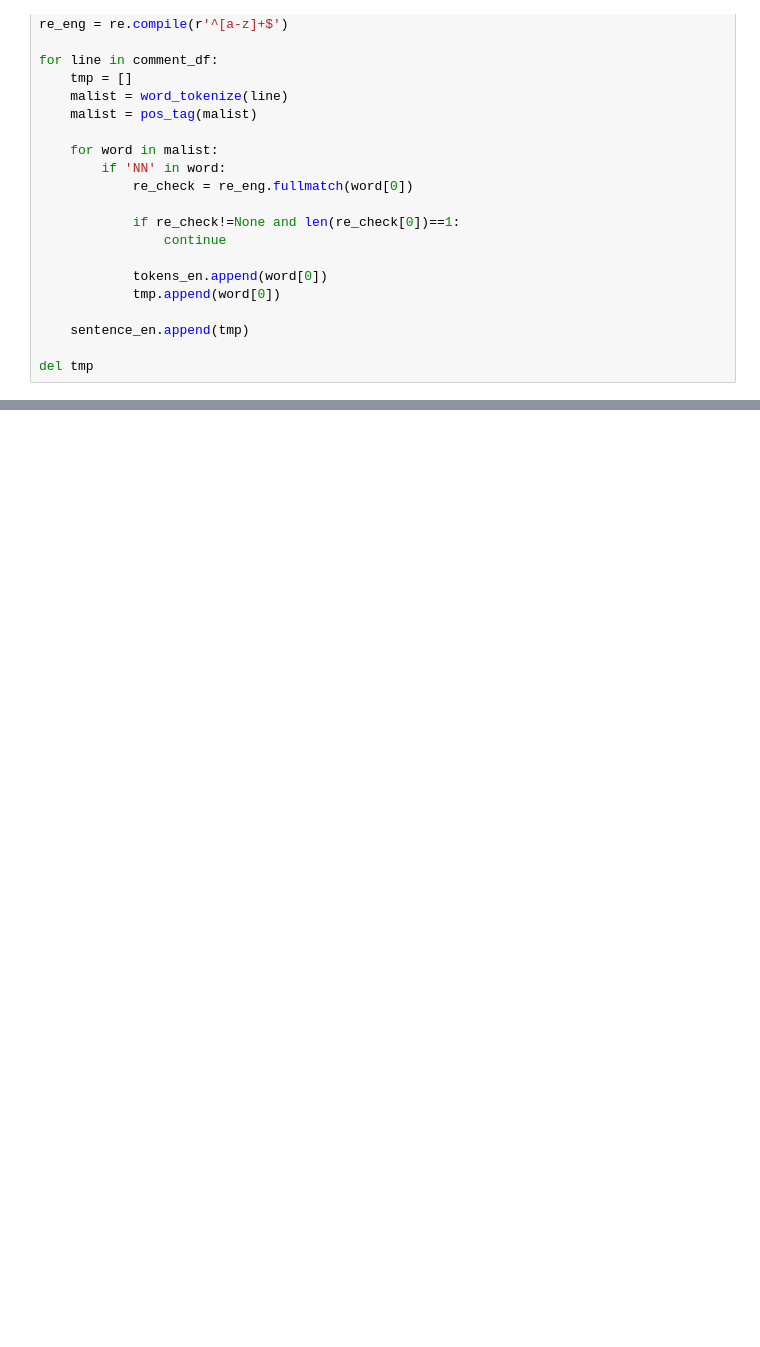
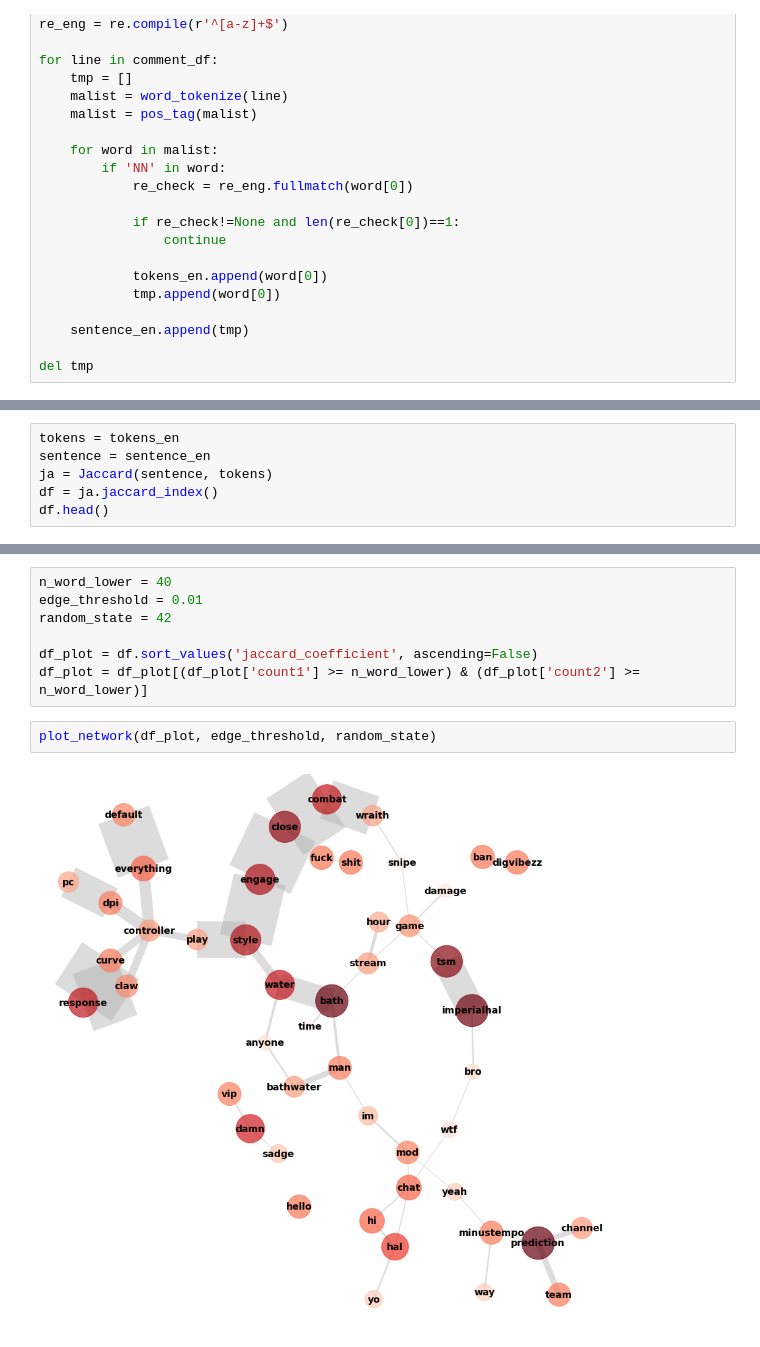
Before and after one commit to baibai25/NLP-Twitch-Live, a Jupyter notebook: nlp.ipynb, the cells around one changed output, grey strips where cells are left out. Drawn from its saved outputs; the diff is of its cells as text; blank space fills up the shorter version.

Commit message:
Add network settings

```diff
--- a/nlp.ipynb
+++ b/nlp.ipynb
@@ -89,3 +101,9 @@ plt.show()
 fig.savefig('./result/freq_en.png')
 # %% [output]
 [figure]
+# %%
+tokens = tokens_en
+sentence = sentence_en
+ja = Jaccard(sentence, tokens)
+df = ja.jaccard_index()
+df.head()
@@ -91,0 +117,11 @@ fig.savefig('./result/freq_en.png')
+# %%
+n_word_lower = 40
+edge_threshold = 0.01
+random_state = 42
+
+df_plot = df.sort_values('jaccard_coefficient', ascending=False)
+df_plot = df_plot[(df_plot['count1'] >= n_word_lower) & (df_plot['count2'] >= n_word_lower)]
+# %%
+plot_network(df_plot, edge_threshold, random_state)
+# %% [output]
+[figure, added]
```
Also changed, not shown: parts of 5 cells of this notebook.
